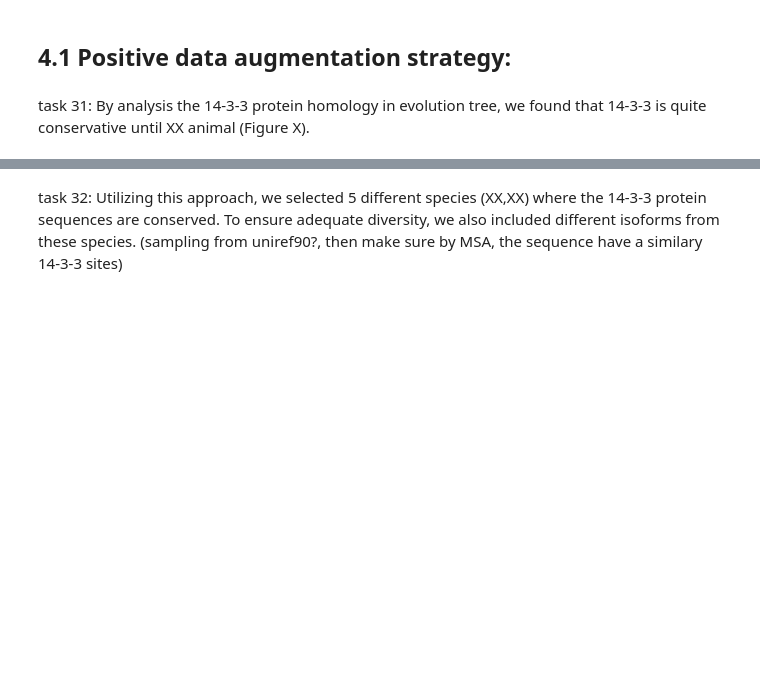
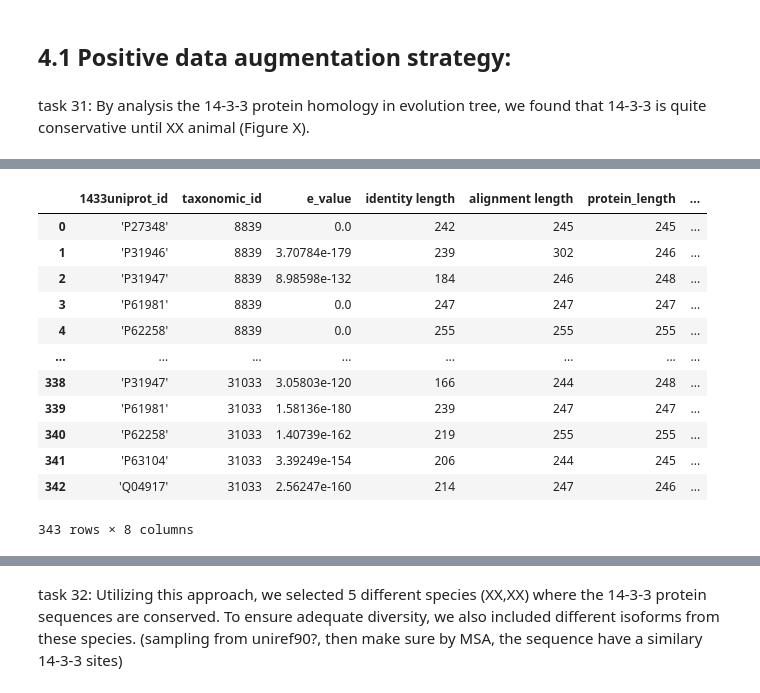
Before and after one commit to liuliu-umich/CAMP-14-3-3, a Jupyter notebook: 3. Sampling and modeling.ipynb, the cells around one changed output, grey strips where cells are left out. Drawn from its saved outputs; the diff is of its cells as text; code cells hidden in the pictures; blank space fills up the shorter version.

```diff
--- a/3. Sampling and modeling.ipynb
+++ b/3. Sampling and modeling.ipynb
@@ -6,0 +21,13 @@ task 31: By analysis the 14-3-3 protein homology in evolution tree, we found tha
+# %%
+# Get all files in the directory
+files = os.listdir(os.path.join(".","data","blast1433_results", "summary"))
+merged_df = None
+
+# Display the file names
+for file_name in files:
+    print(file_name)
+    df = process_txt_file(file_name)
+    if merged_df is None:
+        merged_df = df
+    else:
+        merged_df = pd.concat([merged_df, df])
@@ -6,0 +87,16 @@ task 31: By analysis the 14-3-3 protein homology in evolution tree, we found tha
+# %%
+merged_df
+# %% [output]
+|  | 1433uniprot_id | taxonomic_id | e_value | identity length | alignment length | protein_length | ... |
+| 0 | 'P27348' | 8839 | 0.0 | 242 | 245 | 245 | ... |
+| 1 | 'P31946' | 8839 | 3.70784e-179 | 239 | 302 | 246 | ... |
+| 2 | 'P31947' | 8839 | 8.98598e-132 | 184 | 246 | 248 | ... |
+| 3 | 'P61981' | 8839 | 0.0 | 247 | 247 | 247 | ... |
+| 4 | 'P62258' | 8839 | 0.0 | 255 | 255 | 255 | ... |
+| ... | ... | ... | ... | ... | ... | ... | ... |
+| 338 | 'P31947' | 31033 | 3.05803e-120 | 166 | 244 | 248 | ... |
+| 339 | 'P61981' | 31033 | 1.58136e-180 | 239 | 247 | 247 | ... |
+| 340 | 'P62258' | 31033 | 1.40739e-162 | 219 | 255 | 255 | ... |
+| 341 | 'P63104' | 31033 | 3.39249e-154 | 206 | 244 | 245 | ... |
+| 342 | 'Q04917' | 31033 | 2.56247e-160 | 214 | 247 | 246 | ... |
+343 rows × 8 columns
```
Also changed, not shown: parts of 19 cells of this notebook, 3 other files.
